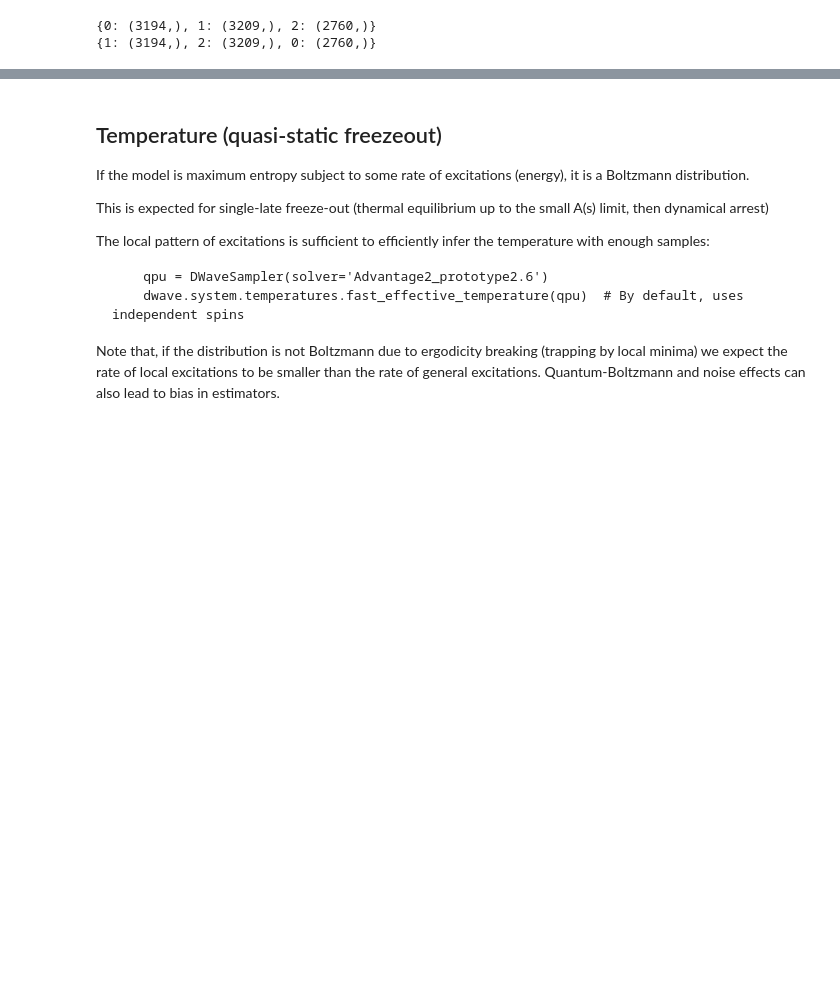
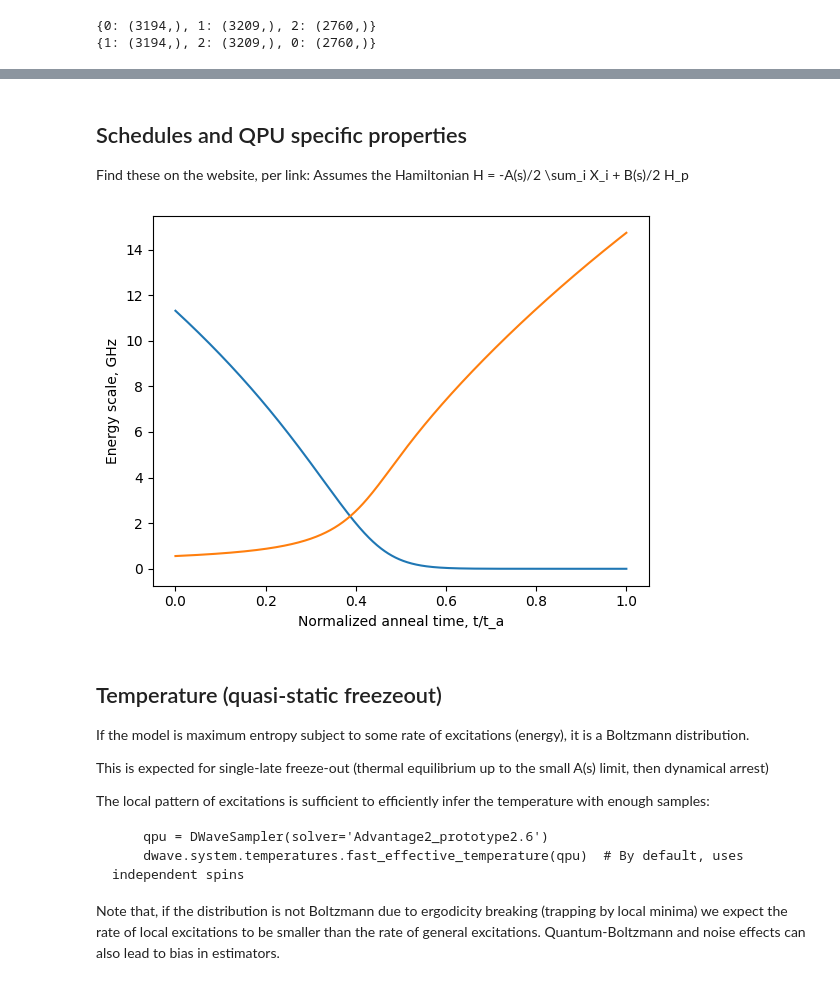
Before and after one commit to dwave-training/2025-aqc-workshop, a Jupyter notebook: physics-experiments-ocean-sdk.ipynb, the cells around one changed output, grey strips where cells are left out. Cells and saved outputs as stored; diff of their text form; code cells hidden in the pictures; blank space fills up the shorter version.

```diff
--- a/physics-experiments-ocean-sdk.ipynb
+++ b/physics-experiments-ocean-sdk.ipynb
@@ -97,3 +97,23 @@ print(ss.record.energy, ss.record.num_occurrences)
+# %% [markdown]
+## Schedules and QPU specific properties
+
+Find these on the website, per link:
+Assumes the Hamiltonian H = -A(s)/2 \sum_i X_i + B(s)/2 H_p
+# %%
+import numpy as np
+import matplotlib.pyplot as plt
+#from dwave.system import energy_scale_custom_schedule
+sABc = np.loadtxt('09-1312A-A_Advantage2_system1.1_fast_annealing_schedule.csv', delimiter=",", skiprows=1)
+plt.plot(sABc[:,0], sABc[:,1])
+plt.plot(sABc[:,0], sABc[:,2])
+plt.ylabel('Energy scale, GHz')
+plt.xlabel('Normalized anneal time, t/t_a')
+anneal_schedule = [[0.0, 1.0], [5, 0.45], [99, 0.45], [100, 1.0]]
+# tsABc = energy_scales_custom_schedule(sABc, anneal_schedule)
+# plt.plot(tsABc[:,1], sABc[:,2])
+# plt.plot(tsABc[:,1], sABc[:,3])
+# %% [output]
+[figure, added]
 # %% [markdown]
 ## Temperature (quasi-static freezeout)
 
```
Also changed, not shown: parts of 4 cells of this notebook, 1 other file.
